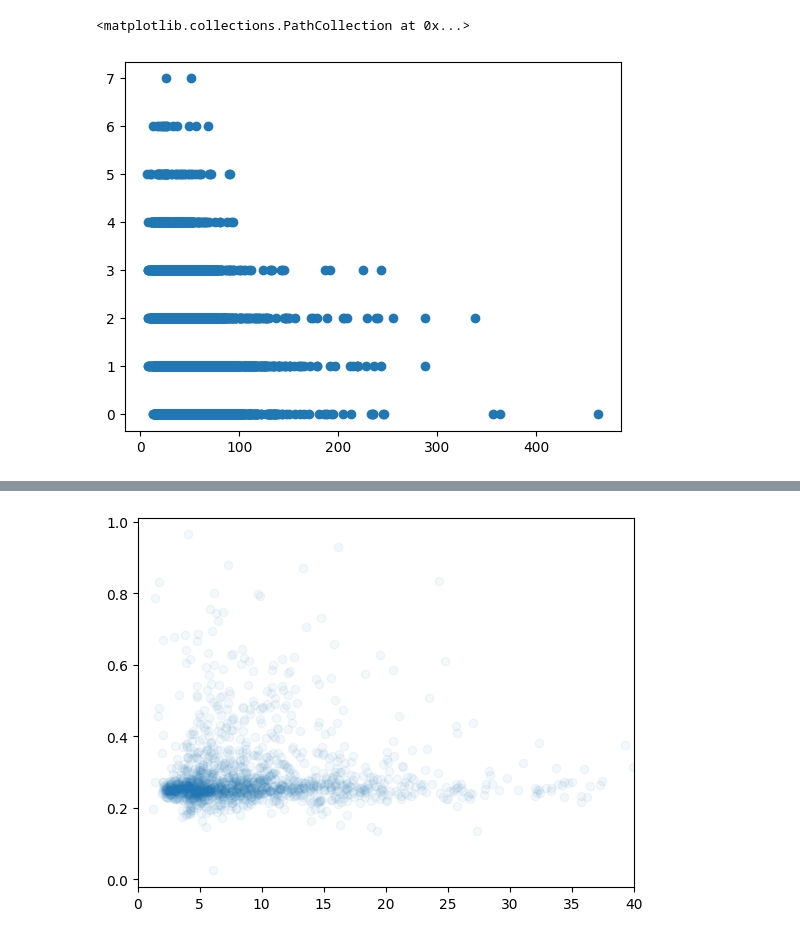
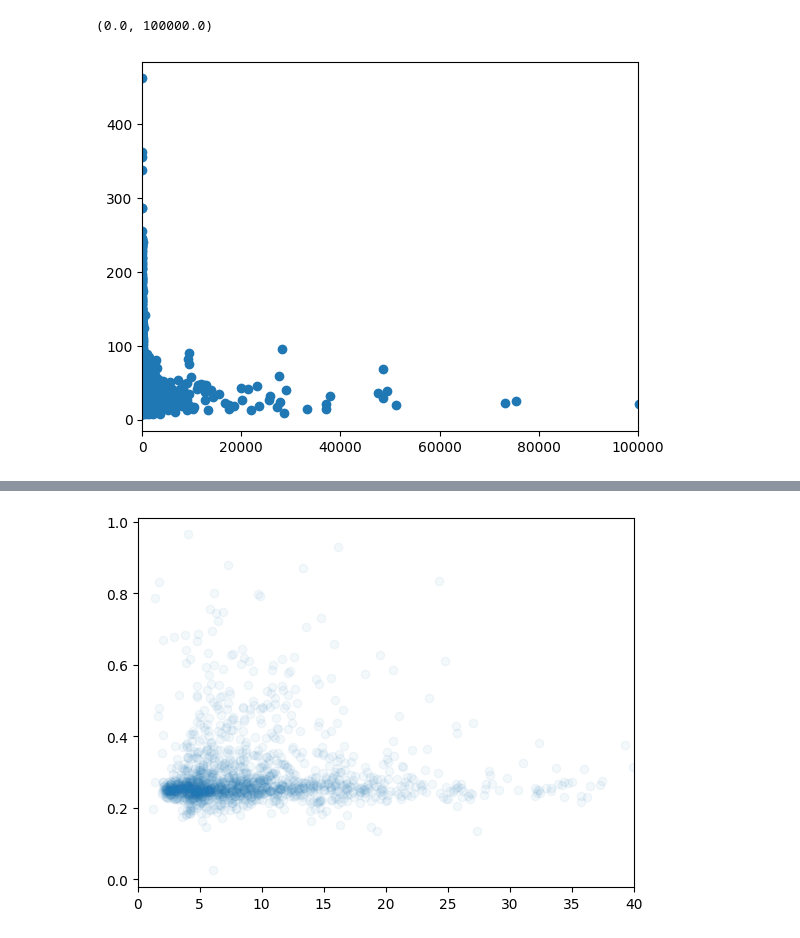
Before and after one commit to katiekang1998/llm_hallucinations, a Jupyter notebook: examples/analyze_bios_factuality2.ipynb, the cells around one changed output, grey strips where cells are left out. Saved outputs shown, nothing was run; the diff lists cells and outputs as text; code cells hidden in the pictures.

```diff
--- a/examples/analyze_bios_factuality2.ipynb
+++ b/examples/analyze_bios_factuality2.ipynb
@@ -7,3 +9,9 @@ perplexity = np.load('base_model_perplexities/bios_test_points_medium.npy')
+# %%
+plt.scatter(num_pretrain_entities, perplexity)
+plt.xlim(0, 100000)
+# %% [output]
+(0.0, 100000.0)
+[figure, added]
 # %%
 with open("ckpts/sft_bios_new_llama7B/checkpoint_20000/hf_model/factscores_test_medium.json") as f:
     factscores = json.load(f)
@@ -77,8 +85,3 @@ num_total_all3 = np.array(num_total_all3)
 num_true_all3 = np.array(num_true_all3)
 frac_correct_facts3 = np.array(frac_correct_facts3)
 num_false_all3 = num_total_all3 - num_true_all3
-# %%
-plt.scatter(perplexity, num_true_all)
-# %% [output]
-<matplotlib.collections.PathCollection at 0x...>
-[figure, removed]
```
Also changed, not shown: parts of 9 cells of this notebook, 43 other files.
